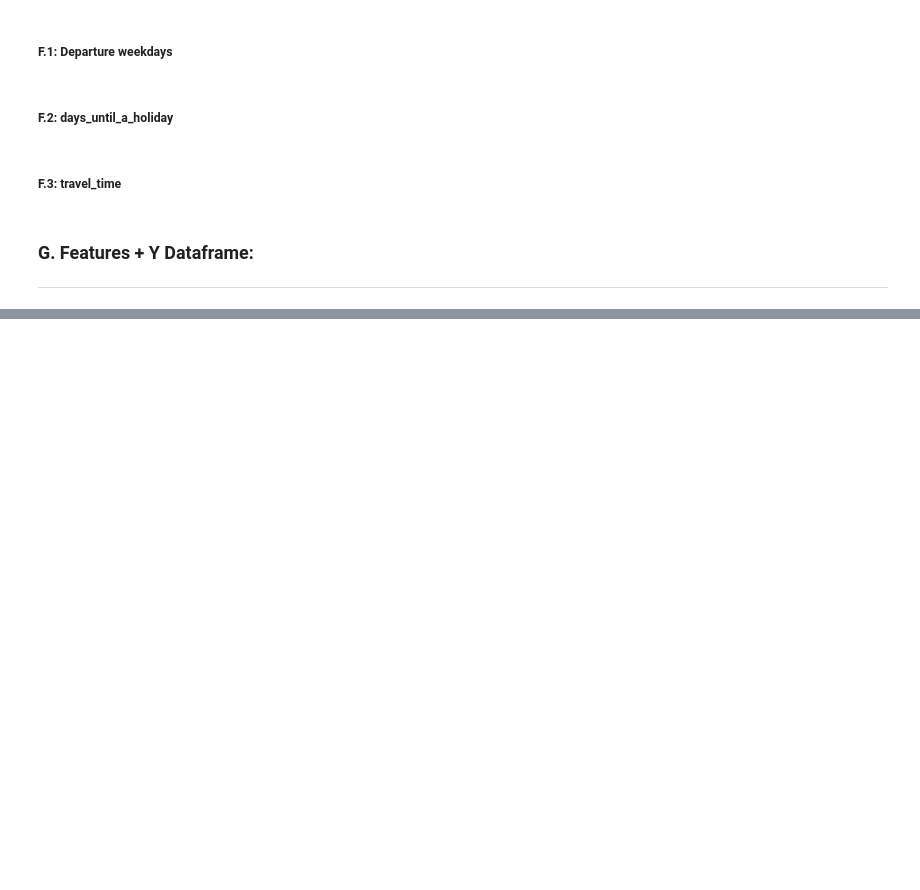
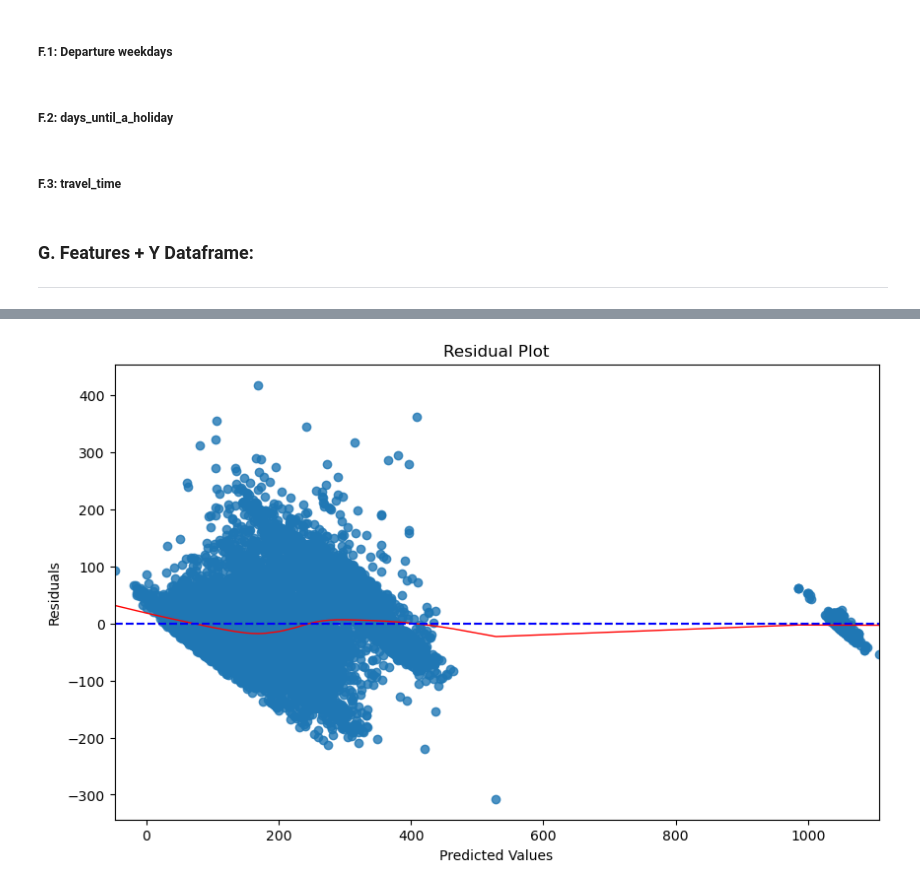
Before and after one commit to joss-thu/MLProj-GermanAirFares, a Jupyter notebook: German_Air_fares/ML_Project_AirFares.ipynb, the cells around one changed output, grey strips where cells are left out. Cells and saved outputs as stored; diff of their text form; code cells hidden in the pictures; blank space fills up the shorter version.

```diff
--- a/German_Air_fares/ML_Project_AirFares.ipynb
+++ b/German_Air_fares/ML_Project_AirFares.ipynb
@@ -283,0 +483,13 @@ df = df[['departure_city', 'arrival_city',	'departure_date_distance',	'departure
+# %%
+# Train the model
+# -----------------------------------------------
+
+degree = 3  # You can adjust the degree as needed
+poly = PolynomialFeatures(degree=degree)
+x_train_poly = poly.fit_transform(x_train)
+x_test_poly = poly.transform(x_test)
+
+poly_regression_model = LinearRegression()
+poly_regression_model.fit(x_train_poly, y_train)
+
+y_pred = poly_regression_model.predict(x_test_poly)
@@ -283,0 +555,14 @@ df = df[['departure_city', 'arrival_city',	'departure_date_distance',	'departure
+# %%
+# Calculate residuals
+residuals = y_test - y_pred
+
+# Plotting the residuals
+plt.figure(figsize=(10, 6))
+sns.residplot(x=y_pred, y=residuals, lowess=True, line_kws={'color': 'red', 'lw': 1})
+plt.xlabel('Predicted Values')
+plt.ylabel('Residuals')
+plt.title('Residual Plot')
+plt.axhline(y=0, color='blue', linestyle='--')
+plt.show()
+# %% [output]
+[figure, added]
```
Also changed, not shown: parts of 38 cells of this notebook.
